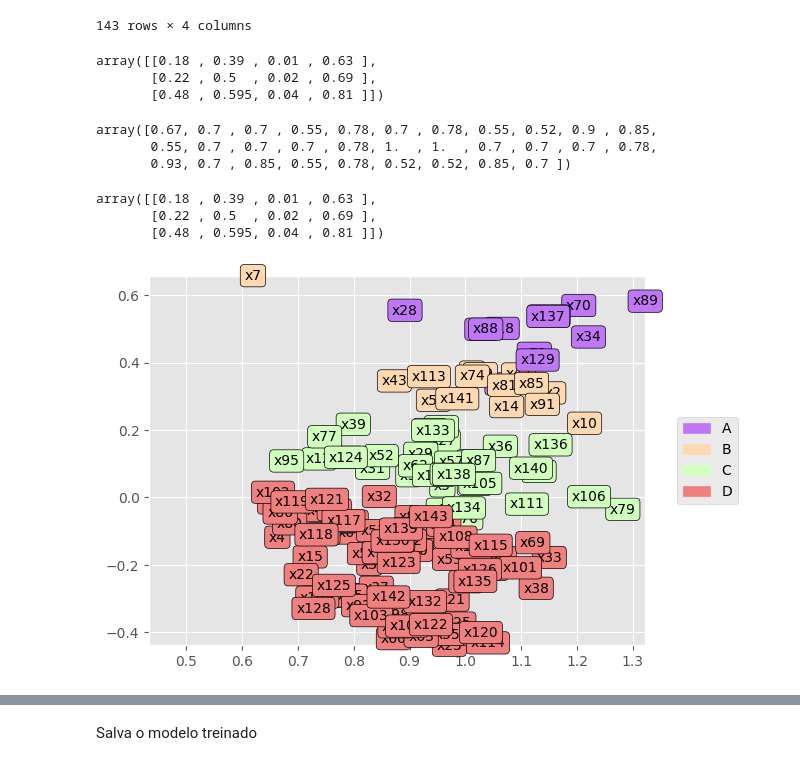
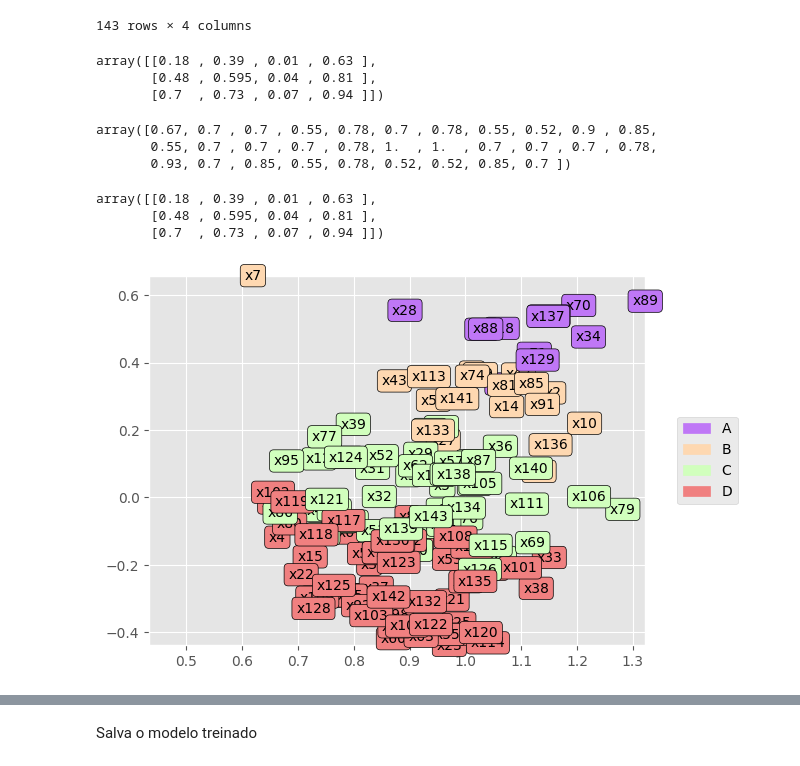
Before and after one commit to jlucioDev/woman_victims_v3, a Jupyter notebook: main.ipynb, the cells around one changed output, grey strips where cells are left out. Drawn from its saved outputs; the diff is of its cells as text; code cells hidden in the pictures.

```diff
--- a/main.ipynb
+++ b/main.ipynb
@@ -35,7 +35,8 @@ df_munic
 | 143 | 150840 | Xinguara | 0.15 | 0.646 | 28872.41 | 0.61 |
 144 rows × 6 columns
 # %%
-df_munic.drop(73, inplace=True)
+if state == 'pa':
+    df_munic.drop(73, inplace=True)
 # %%
 from sklearn.preprocessing import MinMaxScaler
 import pandas as pd
@@ -117,8 +118,8 @@ def print_limits(dataset: pd.DataFrame) -> np.array:
 
     r = []
     r.append(df.quantile(0.25))
-    r.append(df.quantile(0.50))
     r.append(df.quantile(0.75))
+    r.append(df.quantile(0.90))
 
     return np.array(r)
 # %%
@@ -144,8 +145,8 @@ B = print_limits(df).tolist()
 np.array(B)
 # %% [output]
 array([[0.18 , 0.39 , 0.01 , 0.63 ],
-       [0.22 , 0.5  , 0.02 , 0.69 ],
-       [0.48 , 0.595, 0.04 , 0.81 ]])
+       [0.48 , 0.595, 0.04 , 0.81 ],
+       [0.7  , 0.73 , 0.07 , 0.94 ]])
 # %%
 col = 'IAP'
 
@@ -165,26 +166,39 @@ array([0.67, 0.7 , 0.7 , 0.55, 0.78, 0.7 , 0.78, 0.55, 0.52, 0.9 , 0.85,
 np.array(B)
 # %% [output]
 array([[0.18 , 0.39 , 0.01 , 0.63 ],
-       [0.22 , 0.5  , 0.02 , 0.69 ],
-       [0.48 , 0.595, 0.04 , 0.81 ]])
+       [0.48 , 0.595, 0.04 , 0.81 ],
+       [0.7  , 0.73 , 0.07 , 0.94 ]])
 # %%
      #IP       #IDH      #PIB      #GINI
 
-Q = [0.00, 0.0, 0.0, 0.0]
+# Q = [0.00, 0.0, 0.0, 0.0]
+# #P = [0.55]*4
+# #P = [0.18, 0.18, 0.08, 0.15]
+# P = [0.50, 0.15, 0.2, 0.3]
+# V = [0.0]*4
+# W = [0.6,     0.0,      0.0,     0.0]
+# B = [[0.22, 0.60, 0.01, 0.70],
+#      [0.45, 0.65, 0.02, 0.81],
+#      [0.60, 0.69, 0.04, 0.84]]
+
+# from pyDecision.algorithm import electre_tri_b
+
+# classification = electre_tri_b(np.array(df), W , Q , P , V , B, cut_level = 0.65, verbose = False, rule = 'pc', graph = True)
+
+
+Q = [0.0]*4
 #P = [0.55]*4
 #P = [0.18, 0.18, 0.08, 0.15]
-P = [0.50, 0.15, 0.2, 0.3]
+P = [0.0]*4
 V = [0.0]*4
 W = [0.6,     0.0,      0.0,     0.0]
-B = [[0.22, 0.60, 0.01, 0.70],
-     [0.45, 0.65, 0.02, 0.81],
-     [0.60, 0.69, 0.04, 0.84]]
+
 
 from pyDecision.algorithm import electre_tri_b
 
 classification = electre_tri_b(np.array(df), W , Q , P , V , B, cut_level = 0.65, verbose = False, rule = 'pc', graph = True)
 # %% [output]
-[figure, old version]
+[figure, new version]
 # %%
 # Acc = 8.1
 # Required Libraries
```
Also changed, not shown: parts of 8 cells of this notebook, 6 other files.
